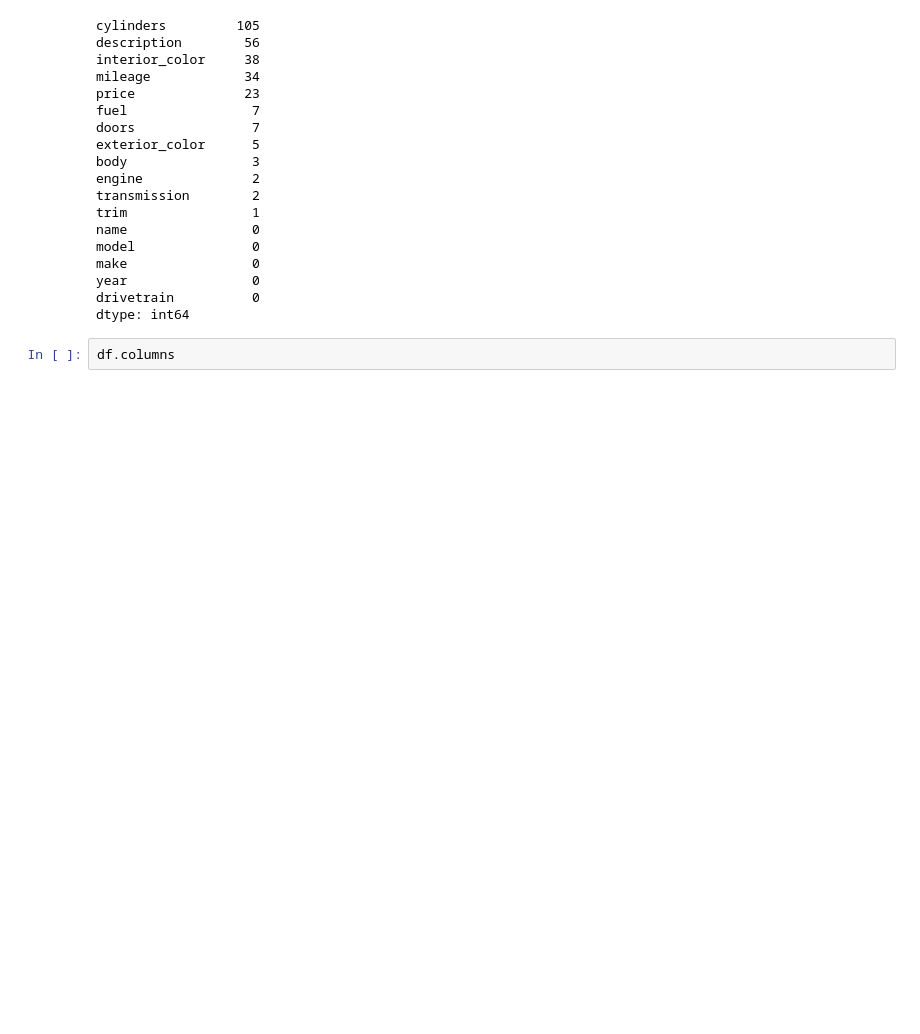
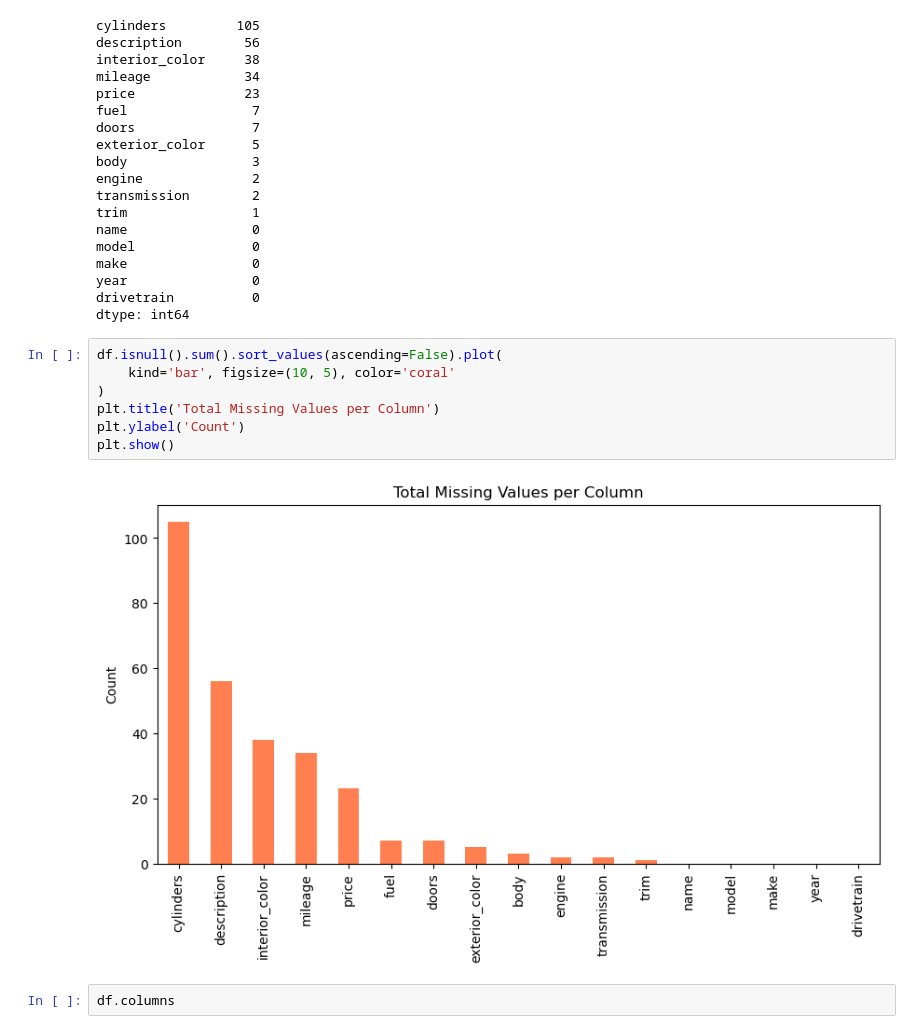
Before and after one commit to rshewatkar/ML_internship, a Jupyter notebook: Vehicle Price Prediction/Vehical_price.ipynb, the cells around one changed output. Drawn from its saved outputs; the diff is of its cells as text; blank space fills up the shorter version.

```diff
--- a/Vehicle Price Prediction/Vehical_price.ipynb
+++ b/Vehicle Price Prediction/Vehical_price.ipynb
@@ -71,6 +70,15 @@ make                0
 year                0
 drivetrain          0
 dtype: int64
+# %%
+df.isnull().sum().sort_values(ascending=False).plot(
+    kind='bar', figsize=(10, 5), color='coral'
+)
+plt.title('Total Missing Values per Column')
+plt.ylabel('Count')
+plt.show()
+# %% [output]
+[figure, added]
 # %%
 df.columns
 # %% [output]
```
Also changed, not shown: parts of 15 cells of this notebook.
